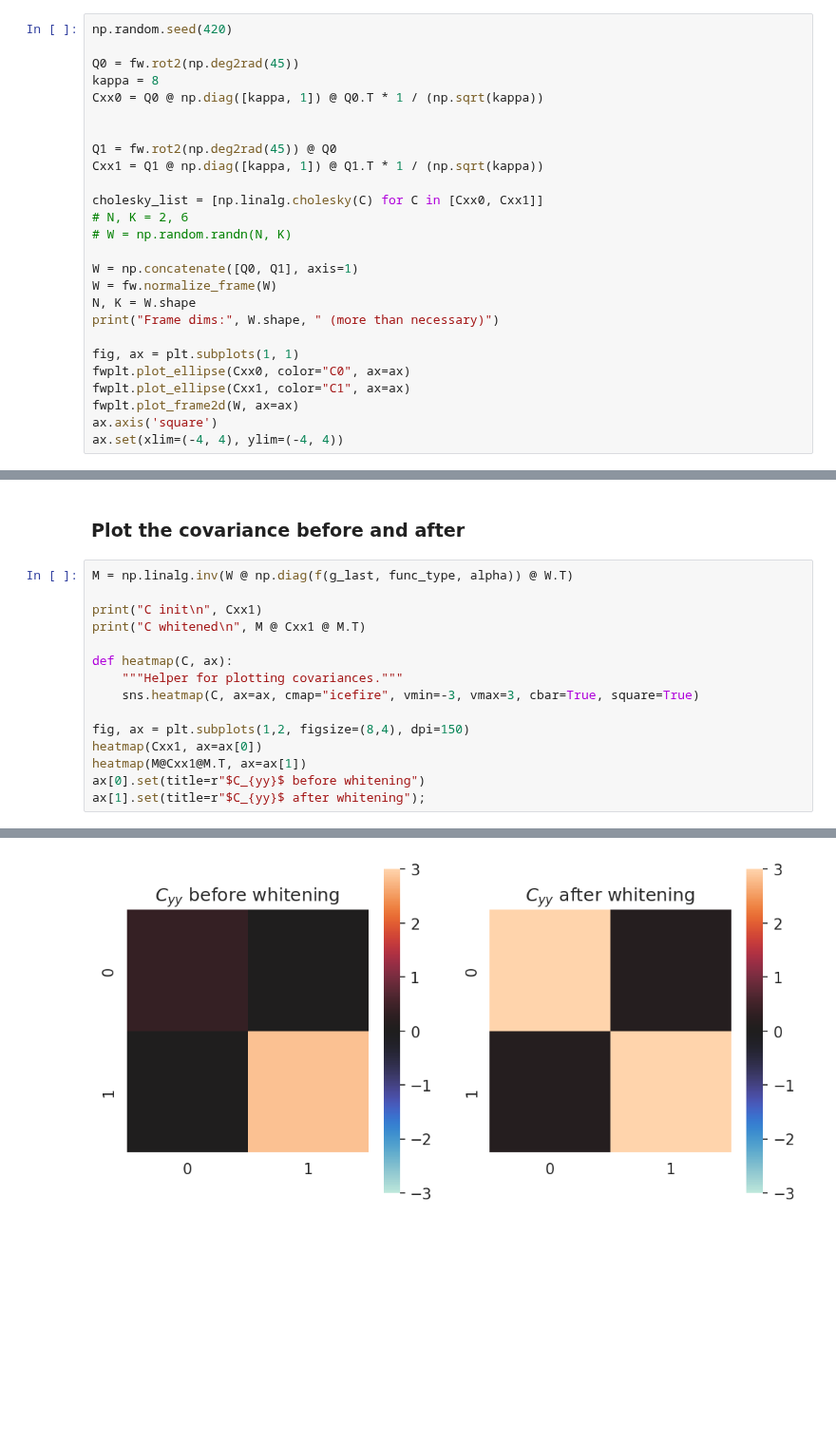
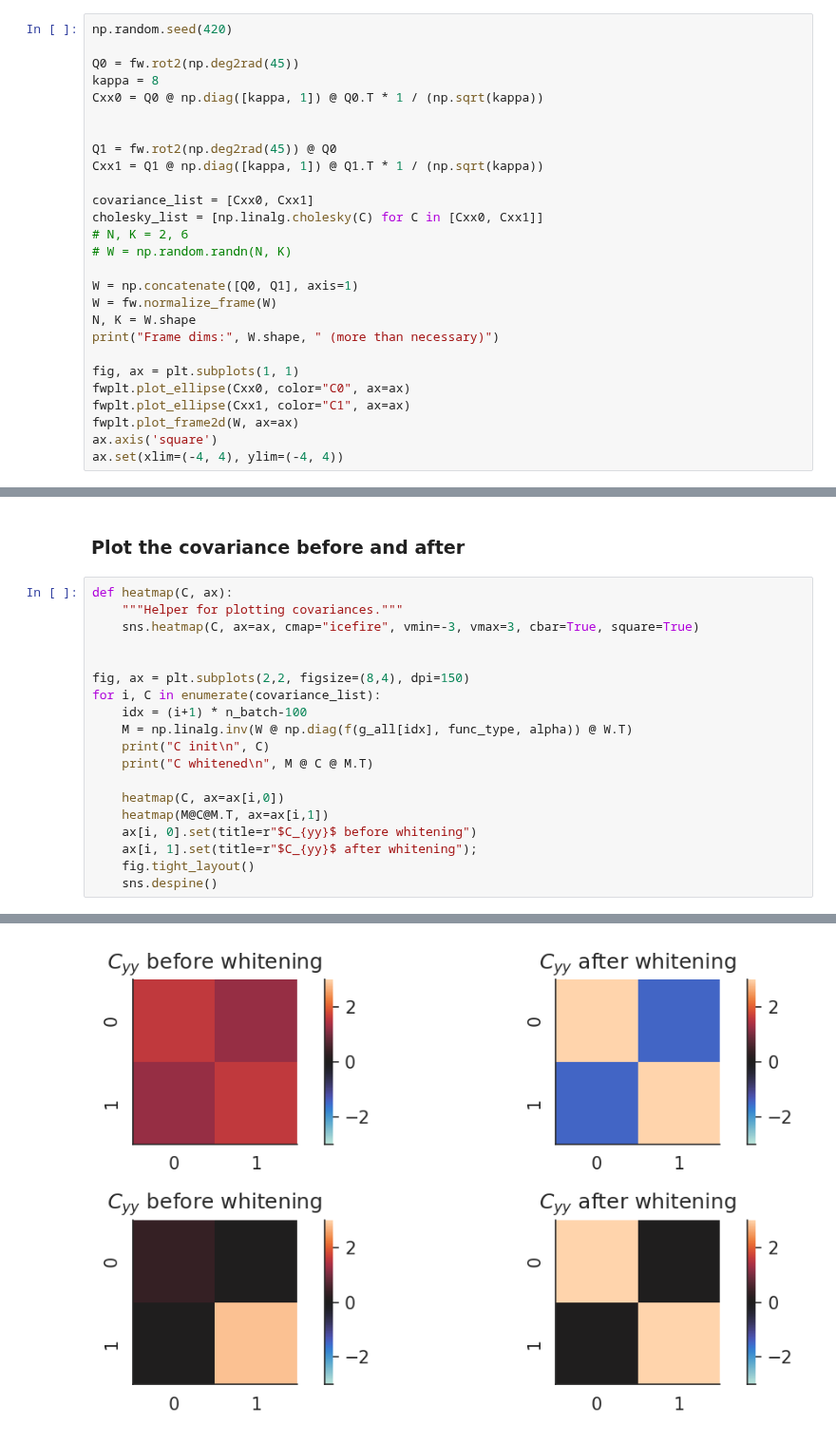
Before and after one commit to lyndond/frame_whitening, a Jupyter notebook: figures/sparse_subframes.ipynb, the cells around one changed output, grey strips where cells are left out. Shown at 95% size. Drawn from its saved outputs; the diff is of its cells as text; blank space fills up the shorter version.

```diff
--- a/figures/sparse_subframes.ipynb
+++ b/figures/sparse_subframes.ipynb
@@ -25,6 +25,7 @@ Cxx0 = Q0 @ np.diag([kappa, 1]) @ Q0.T * 1 / (np.sqrt(kappa))
 Q1 = fw.rot2(np.deg2rad(45)) @ Q0
 Cxx1 = Q1 @ np.diag([kappa, 1]) @ Q1.T * 1 / (np.sqrt(kappa))
 
+covariance_list = [Cxx0, Cxx1]
 cholesky_list = [np.linalg.cholesky(C) for C in [Cxx0, Cxx1]]
 # N, K = 2, 6
 # W = np.random.randn(N, K)
@@ -145,18 +146,22 @@ with sns.plotting_context("paper", font_scale=1):
 # %% [markdown]
 ### Plot the covariance before and after
 # %%
-M = np.linalg.inv(W @ np.diag(f(g_last, func_type, alpha)) @ W.T)
-
-print("C init\n", Cxx1)
-print("C whitened\n", M @ Cxx1 @ M.T)
-
 def heatmap(C, ax):
     """Helper for plotting covariances."""
     sns.heatmap(C, ax=ax, cmap="icefire", vmin=-3, vmax=3, cbar=True, square=True)
 
-fig, ax = plt.subplots(1,2, figsize=(8,4), dpi=150)
-heatmap(Cxx1, ax=ax[0])
-heatmap(M@Cxx1@M.T, ax=ax[1])
-ax[0].set(title=r"$C_{yy}$ before whitening")
-ax[1].set(title=r"$C_{yy}$ after whitening");
+
+fig, ax = plt.subplots(2,2, figsize=(8,4), dpi=150)
+for i, C in enumerate(covariance_list):
+    idx = (i+1) * n_batch-100
+    M = np.linalg.inv(W @ np.diag(f(g_all[idx], func_type, alpha)) @ W.T)
+    print("C init\n", C)
+    print("C whitened\n", M @ C @ M.T)
+
+    heatmap(C, ax=ax[i,0])
+    heatmap(M@C@M.T, ax=ax[i,1])
+    ax[i, 0].set(title=r"$C_{yy}$ before whitening")
+    ax[i, 1].set(title=r"$C_{yy}$ after whitening");
+    fig.tight_layout()
+    sns.despine()
 # %% [output]
@@ -169 +180 @@ C whitened
-[figure, old version]
+[figure, new version]
```
Also changed, not shown: parts of 2 cells of this notebook, 1 other file.
